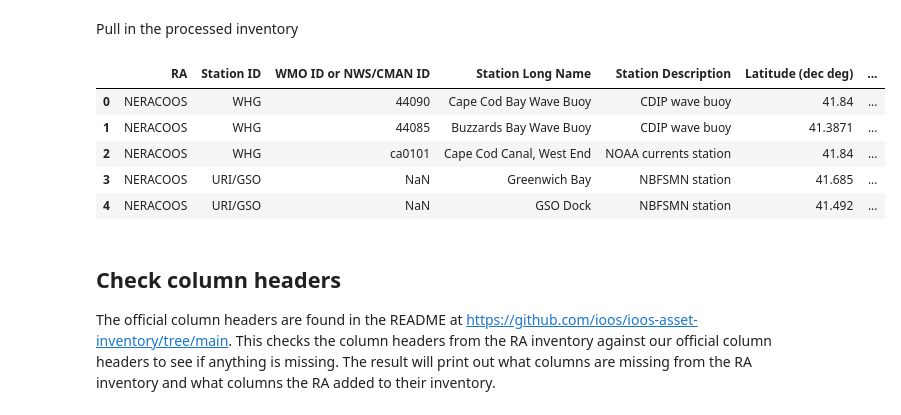
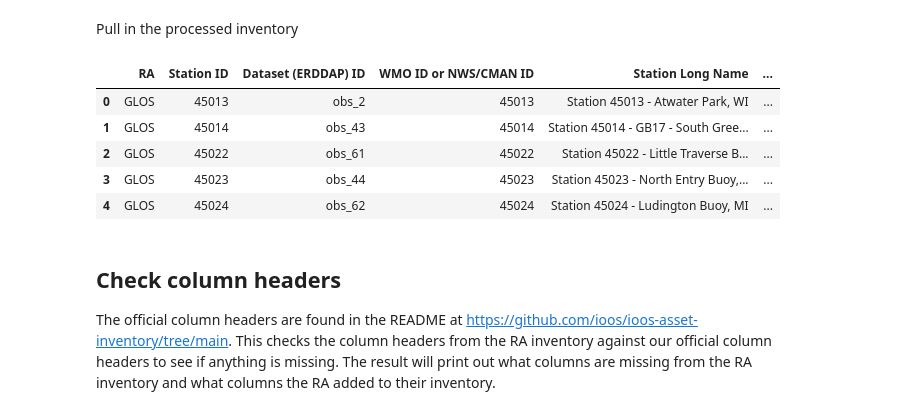
Before and after one commit to ioos/ioos-asset-inventory, a Jupyter notebook: spot_check_stations.ipynb, the cells around one changed output. Drawn from its saved outputs; the diff is of its cells as text; code cells hidden in the pictures.

```diff
--- a/spot_check_stations.ipynb
+++ b/spot_check_stations.ipynb
@@ -9,46 +9,46 @@ import re
 # %% [markdown]
 Pull in the processed inventory
 # %%
-ra = "neracoos"
+ra = "glos"
 
 #
 # df_cruise = df[df['Station Description'] == 'Chesapeake Bay WQ Cruise Data ']
 #
 #df_aws = df[df['Station ID'] == 'Humboldt']
 # #url = 'http://tds.glos.us/thredds/dodsC/buoy_agg_standard/OMOECC_E1/OMOECC_E1.ncml'
 # #url = 'http://tds.glos.us/thredds/dodsC/buoy_agg_standard/45186/45186.ncml'
 # #url = 'http://tds.glos.us/thredds/dodsC/buoy_agg_standard/bgsusd2/bgsusd2.ncml'
 # url = 'http://oos.soest.hawaii.edu/thredds/dodsC/hioos/nss/ns12agg'
 # print(url)
 # ds = xr.open_dataset(url)
 # #ds = netCDF4.Dataset(url,'r')
 # title = ds.title
 # start_time = np.datetime_as_string(ds.time.min().values, unit='D')
 # end_time = np.datetime_as_string(ds.time.max().values, unit='D')
 # print('Duration: %s - %s' % (np.datetime_as_string(ds.time.min().values, unit='D'),
 #                              np.datetime_as_string(ds.time.max().values, unit='D'))
 #       )
 
 # Try glos web server
 # url = 'https://glbuoys.glos.us/tools/export?ftype=csv&data_type=buoy&units=eng&locs=OMOECC_E1&params=Water_Temperature_at_Surface|dissolved_oxygen_saturation|water_conductivity|ysi_turbidity&tperiod=custom&date_start=2020-01-01&date_end=2020-12-31&avg_ivld=none'
 # df = erddapy.ERDDAP.to_pandas(url)
 
 ## using ERDDAP to look for stations
 # check out http://data.glos.us/erddap/tabledap/allDatasets.htmlTable?datasetID%2Ctitle%2CminTime%2CmaxTime&maxTime%3E=2020-01-01&maxTime%3C=2020-12-31&orderBy(%22maxTime%22)
 # that lists out all the GLOS stations with the maximum time of observations within the year 2020 (on their ERDDAP).
 
 
 ra_clean = re.sub(r'[0-9]', '', ra) # remove number from RA
 
 df = pd.read_excel('2025/data/processed/%s.xlsx' % ra_clean.upper(), dtype=str)
 df.head()
 # %% [output]
-|  | RA | Station ID | WMO ID or NWS/CMAN ID | Station Long Name | Station Description | Latitude (dec deg) | ... |
-| 0 | NERACOOS | WHG | 44090 | Cape Cod Bay Wave Buoy | CDIP wave buoy | 41.84 | ... |
-| 1 | NERACOOS | WHG | 44085 | Buzzards Bay Wave Buoy | CDIP wave buoy | 41.3871 | ... |
-| 2 | NERACOOS | WHG | ca0101 | Cape Cod Canal, West End | NOAA currents station | 41.84 | ... |
-| 3 | NERACOOS | URI/GSO | NaN | Greenwich Bay | NBFSMN station | 41.685 | ... |
-| 4 | NERACOOS | URI/GSO | NaN | GSO Dock | NBFSMN station | 41.492 | ... |
+|  | RA | Station ID | Dataset (ERDDAP) ID | WMO ID or NWS/CMAN ID | Station Long Name | ... |
+| 0 | GLOS | 45013 | obs_2 | 45013 | Station 45013 - Atwater Park, WI | ... |
+| 1 | GLOS | 45014 | obs_43 | 45014 | Station 45014 - GB17 - South Gree... | ... |
+| 2 | GLOS | 45022 | obs_61 | 45022 | Station 45022 - Little Traverse B... | ... |
+| 3 | GLOS | 45023 | obs_44 | 45023 | Station 45023 - North Entry Buoy,... | ... |
+| 4 | GLOS | 45024 | obs_62 | 45024 | Station 45024 - Ludington Buoy, MI | ... |
 # %% [markdown]
 ## Check column headers
 
```
Also changed, not shown: parts of 3 cells of this notebook, 10 other files.
